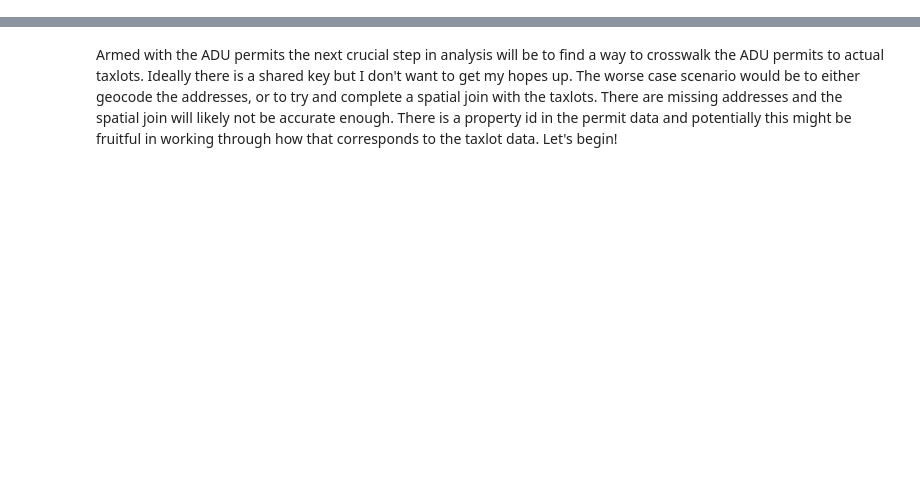
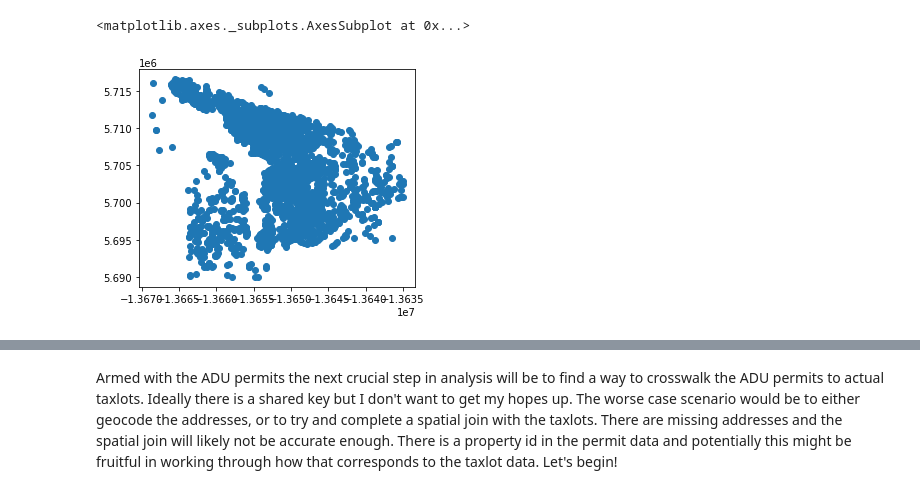
Before and after one commit to buchmayne/adyou, a Jupyter notebook: permits/Analysis-ADU-Permits.ipynb, the cells around one changed output, grey strips where cells are left out. Drawn from its saved outputs; the diff is of its cells as text; code cells hidden in the pictures; blank space fills up the shorter version.

```diff
--- a/permits/Analysis-ADU-Permits.ipynb
+++ b/permits/Analysis-ADU-Permits.ipynb
@@ -26,3 +26,8 @@ adu_permits['permit_year'] = adu_permits['FINAL'].dt.year
 
 
 adu_permits.drop(['FINAL'], axis=1, inplace=True)
+# %%
+adu_permits.plot()
+# %% [output]
+<matplotlib.axes._subplots.AxesSubplot at 0x...>
+[figure, added]
```
Also changed, not shown: parts of 17 cells of this notebook.
